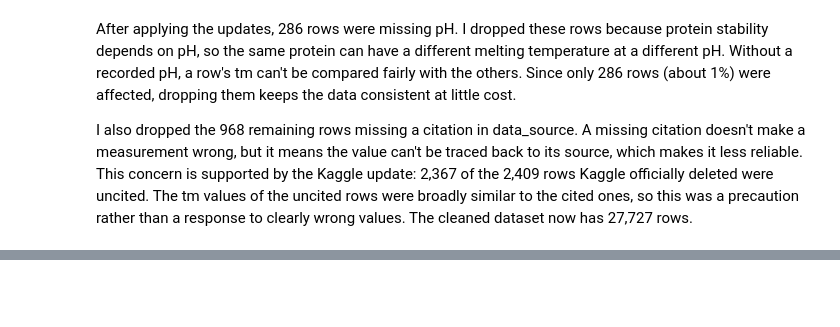
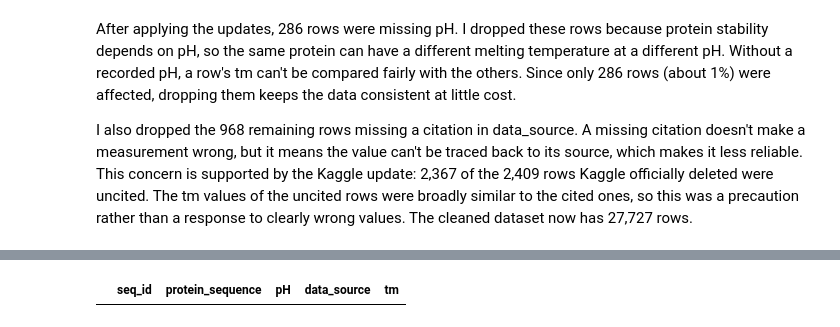
Before and after one commit to Mx1a/protein-stability, a Jupyter notebook: data_quality_review.ipynb, the cells around one changed output, grey strips where cells are left out. Cells and saved outputs as stored; diff of their text form; code cells hidden in the pictures; blank space fills up the shorter version.

```diff
--- a/data_quality_review.ipynb
+++ b/data_quality_review.ipynb
@@ -232,0 +248,5 @@ I also dropped the 968 remaining rows missing a citation in data_source. A missi
+# %%
+#want to see if  there are any out of range pH values
+train_clean[(train_clean["pH"]<0) | (train_clean["pH"]>14)]
+# %% [output]
+|  | seq_id | protein_sequence | pH | data_source | tm |
```
Also changed, not shown: parts of 19 cells of this notebook.
